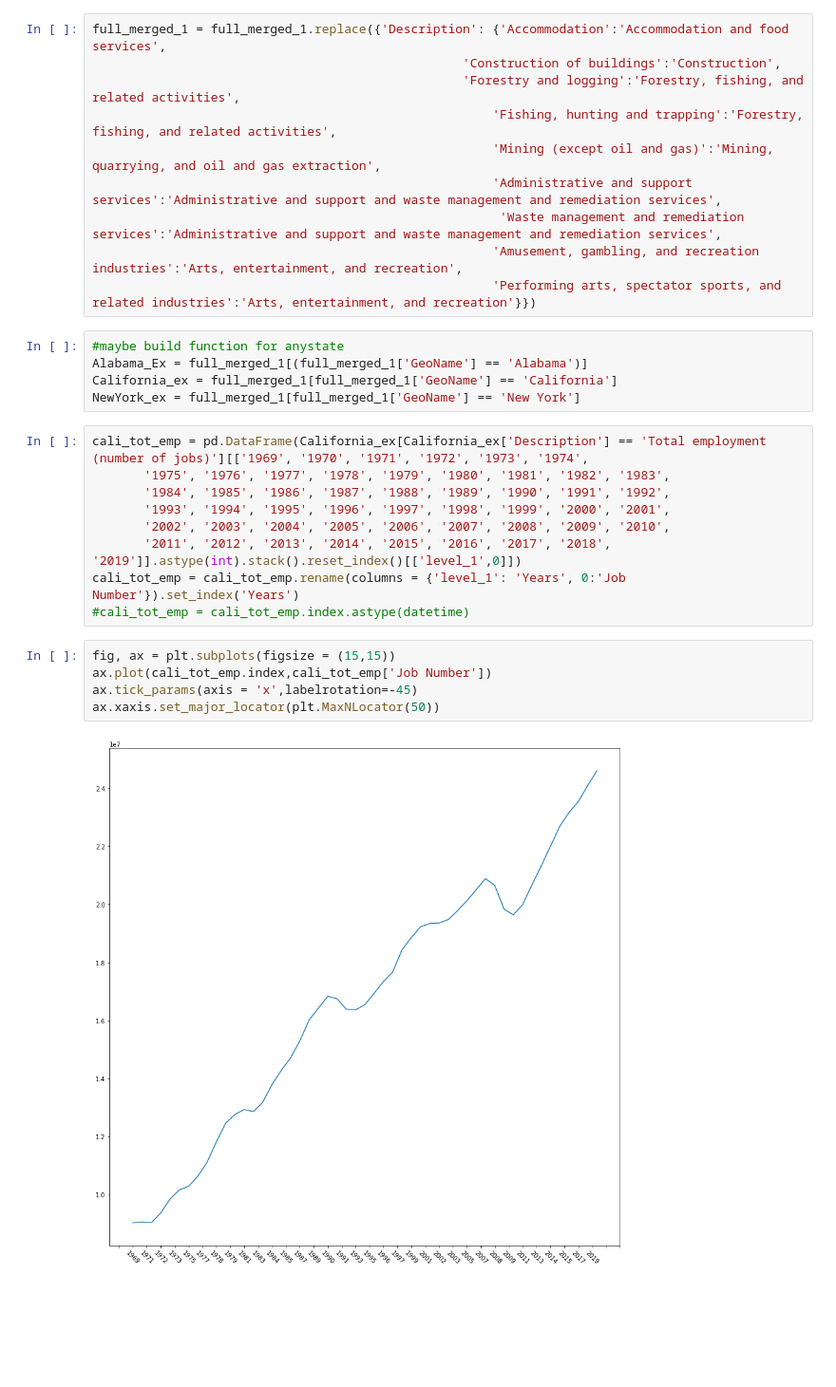
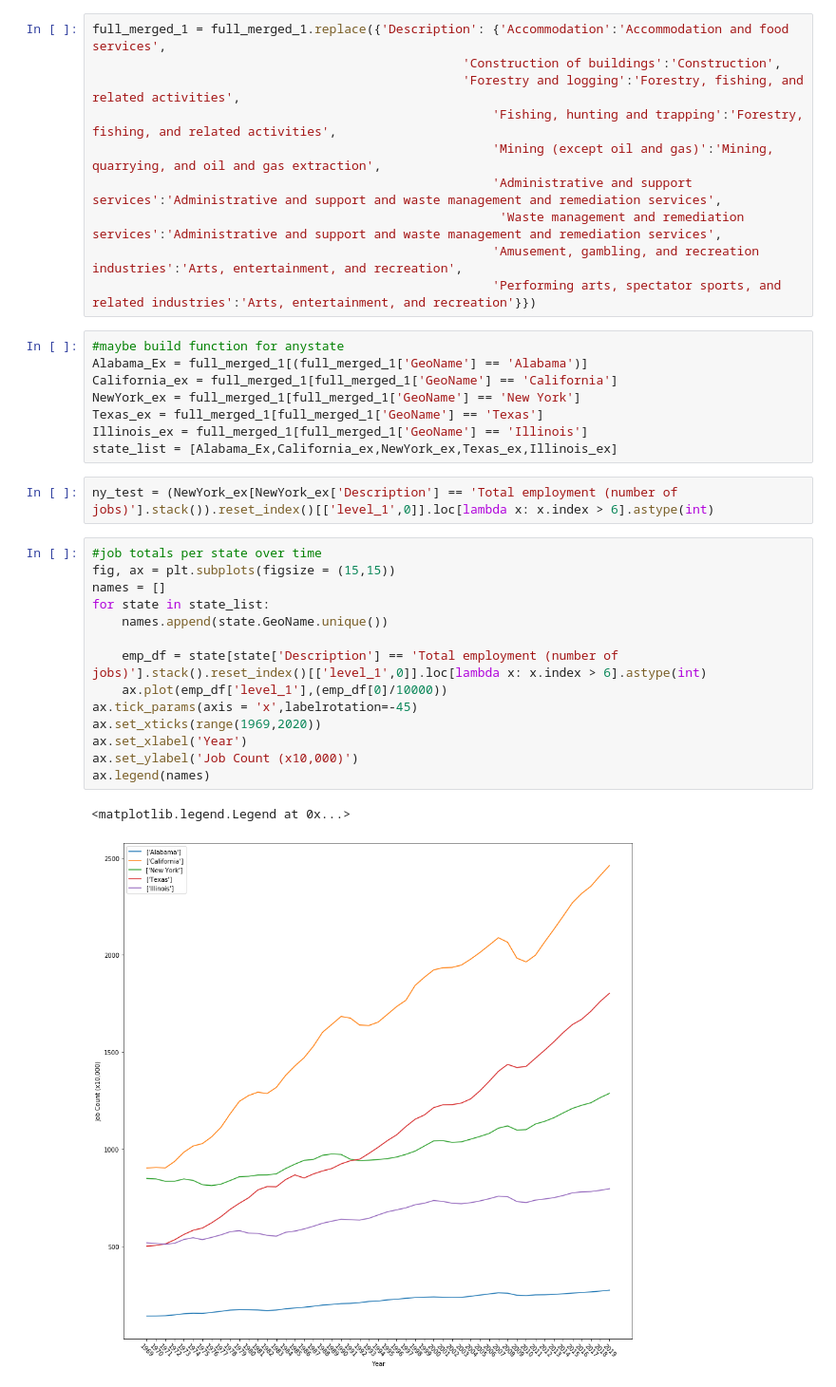
Before and after one commit to devindubin/ProjectOne, a Jupyter notebook: devin_Resources/Newest_Ind_Emp.ipynb, the cells around one changed output. Shown: that part at 95% size. Drawn from its saved outputs; the diff is of its cells as text; blank space fills up the shorter version.

```diff
--- a/devin_Resources/Newest_Ind_Emp.ipynb
+++ b/devin_Resources/Newest_Ind_Emp.ipynb
@@ -259,19 +129,25 @@ full_merged_1 = full_merged_1.replace({'Description': {'Accommodation':'Accommod
 Alabama_Ex = full_merged_1[(full_merged_1['GeoName'] == 'Alabama')]
 California_ex = full_merged_1[full_merged_1['GeoName'] == 'California']
 NewYork_ex = full_merged_1[full_merged_1['GeoName'] == 'New York']
+Texas_ex = full_merged_1[full_merged_1['GeoName'] == 'Texas']
+Illinois_ex = full_merged_1[full_merged_1['GeoName'] == 'Illinois']
+state_list = [Alabama_Ex,California_ex,NewYork_ex,Texas_ex,Illinois_ex]
-# %%
-cali_tot_emp = pd.DataFrame(California_ex[California_ex['Description'] == 'Total employment (number of jobs)'][['1969', '1970', '1971', '1972', '1973', '1974',
-       '1975', '1976', '1977', '1978', '1979', '1980', '1981', '1982', '1983',
-       '1984', '1985', '1986', '1987', '1988', '1989', '1990', '1991', '1992',
-       '1993', '1994', '1995', '1996', '1997', '1998', '1999', '2000', '2001',
-       '2002', '2003', '2004', '2005', '2006', '2007', '2008', '2009', '2010',
-       '2011', '2012', '2013', '2014', '2015', '2016', '2017', '2018', '2019']].astype(int).stack().reset_index()[['level_1',0]])
-cali_tot_emp = cali_tot_emp.rename(columns = {'level_1': 'Years', 0:'Job Number'}).set_index('Years')
-#cali_tot_emp = cali_tot_emp.index.astype(datetime)
-# %%
-fig, ax = plt.subplots(figsize = (15,15))
-ax.plot(cali_tot_emp.index,cali_tot_emp['Job Number'])
-ax.tick_params(axis = 'x',labelrotation=-45)
-ax.xaxis.set_major_locator(plt.MaxNLocator(50))
-# %% [output]
-[figure, removed]
+# %%
+ny_test = (NewYork_ex[NewYork_ex['Description'] == 'Total employment (number of jobs)'].stack()).reset_index()[['level_1',0]].loc[lambda x: x.index > 6].astype(int)
+# %%
+#job totals per state over time
+fig, ax = plt.subplots(figsize = (15,15))
+names = []
+for state in state_list:
+    names.append(state.GeoName.unique())
+
+    emp_df = state[state['Description'] == 'Total employment (number of jobs)'].stack().reset_index()[['level_1',0]].loc[lambda x: x.index > 6].astype(int)
+    ax.plot(emp_df['level_1'],(emp_df[0]/10000))
+ax.tick_params(axis = 'x',labelrotation=-45)
+ax.set_xticks(range(1969,2020))
+ax.set_xlabel('Year')
+ax.set_ylabel('Job Count (x10,000)')
+ax.legend(names)
+# %% [output]
+<matplotlib.legend.Legend at 0x...>
+[figure, added]
```
Also changed, not shown: parts of 8 cells of this notebook, 1 other file.
